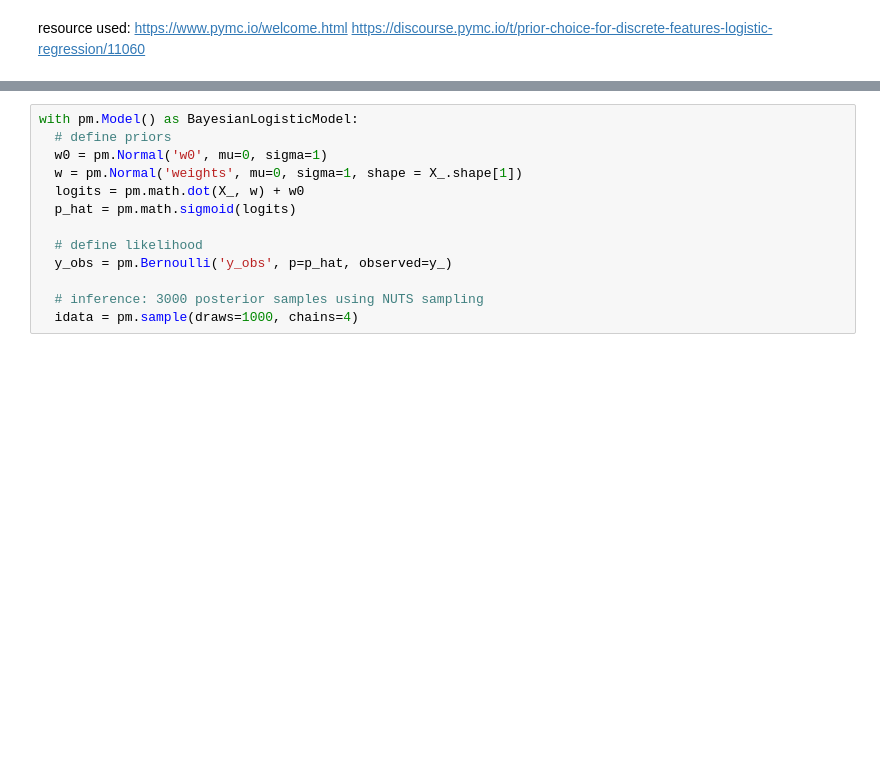
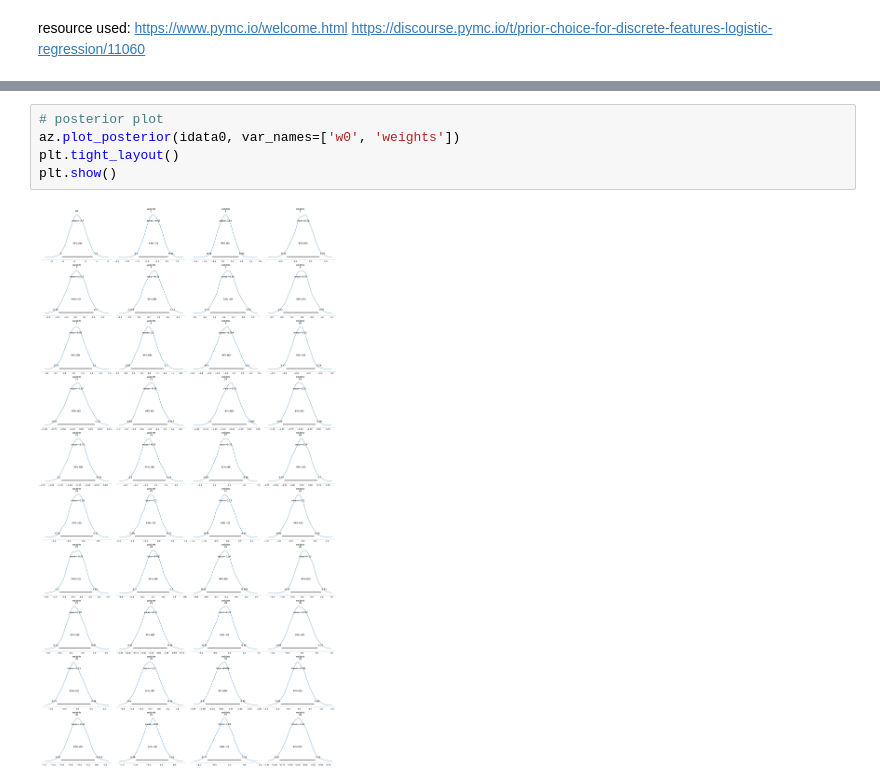
Before and after one commit to taliafabs/STA496, a Jupyter notebook: MidtermPaper/code/STA496_MidtermPaperCode.ipynb, the cells around one changed output, grey strips where cells are left out. Cells and saved outputs as stored; diff of their text form; blank space fills up the shorter version.

```diff
--- a/MidtermPaper/code/STA496_MidtermPaperCode.ipynb
+++ b/MidtermPaper/code/STA496_MidtermPaperCode.ipynb
@@ -916,18 +868,12 @@ with pm.Model() as BayesianLogisticModel:
 # %% [output]
 [interactive output not drawn]
 [interactive output not drawn]
-# %%
-with pm.Model() as BayesianLogisticModel:
-  # define priors
-  w0 = pm.Normal('w0', mu=0, sigma=1)
-  w = pm.Normal('weights', mu=0, sigma=1, shape = X_.shape[1])
-  logits = pm.math.dot(X_, w) + w0
-  p_hat = pm.math.sigmoid(logits)
-
-  # define likelihood
-  y_obs = pm.Bernoulli('y_obs', p=p_hat, observed=y_)
-
-  # inference: 3000 posterior samples using NUTS sampling
-  idata = pm.sample(draws=1000, chains=4)
+# %%
+# posterior plot
+az.plot_posterior(idata0, var_names=['w0', 'weights'])
+plt.tight_layout()
+plt.show()
+# %% [output]
+[figure, added]
 # %%
 # posterior predictive checks
```
Also changed, not shown: parts of 21 cells of this notebook.
